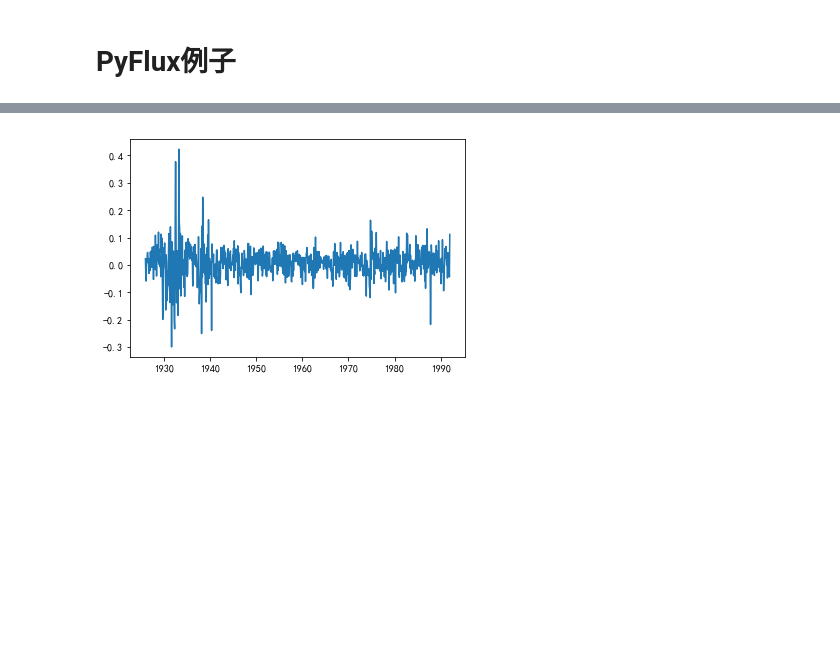
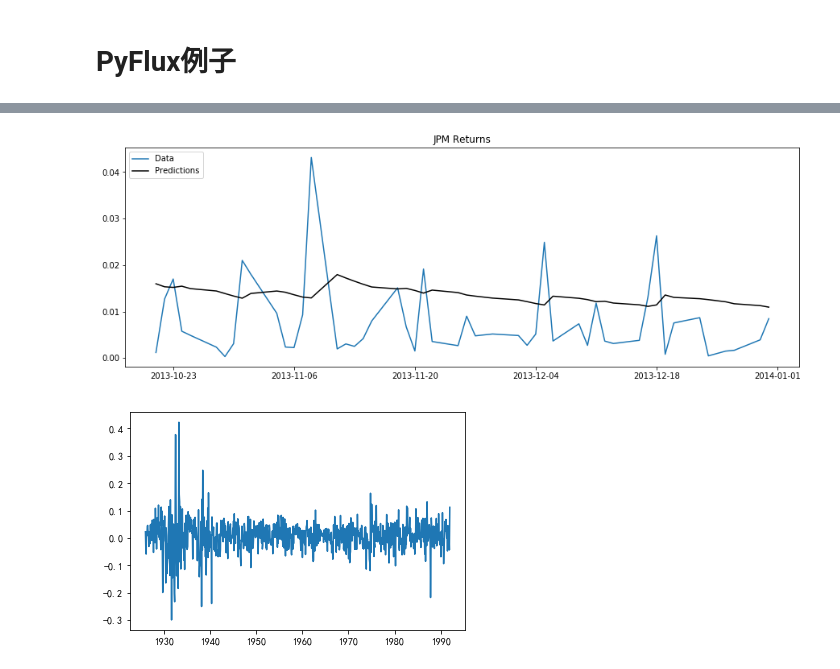
Before and after one commit to apmfifty/statistics, a Jupyter notebook: 应用时间序列分析/ARCH模型-demo.ipynb, the cells around one changed output, grey strips where cells are left out. Saved outputs shown, nothing was run; the diff lists cells and outputs as text; code cells hidden in the pictures; blank space fills up the shorter version.

```diff
--- a/应用时间序列分析/ARCH模型-demo.ipynb
+++ b/应用时间序列分析/ARCH模型-demo.ipynb
@@ -353,3 +350,7 @@ download(tickers, start=None, end=None, as_panel=False, group_by='column', auto_
+# %%
+model.plot_predict_is(h=50,figsize=(15,5))
+# %% [output]
+[figure, added]
 # %%
 import datetime
 import pandas as pd
```
Also changed, not shown: parts of 6 cells of this notebook, 2 other files.
